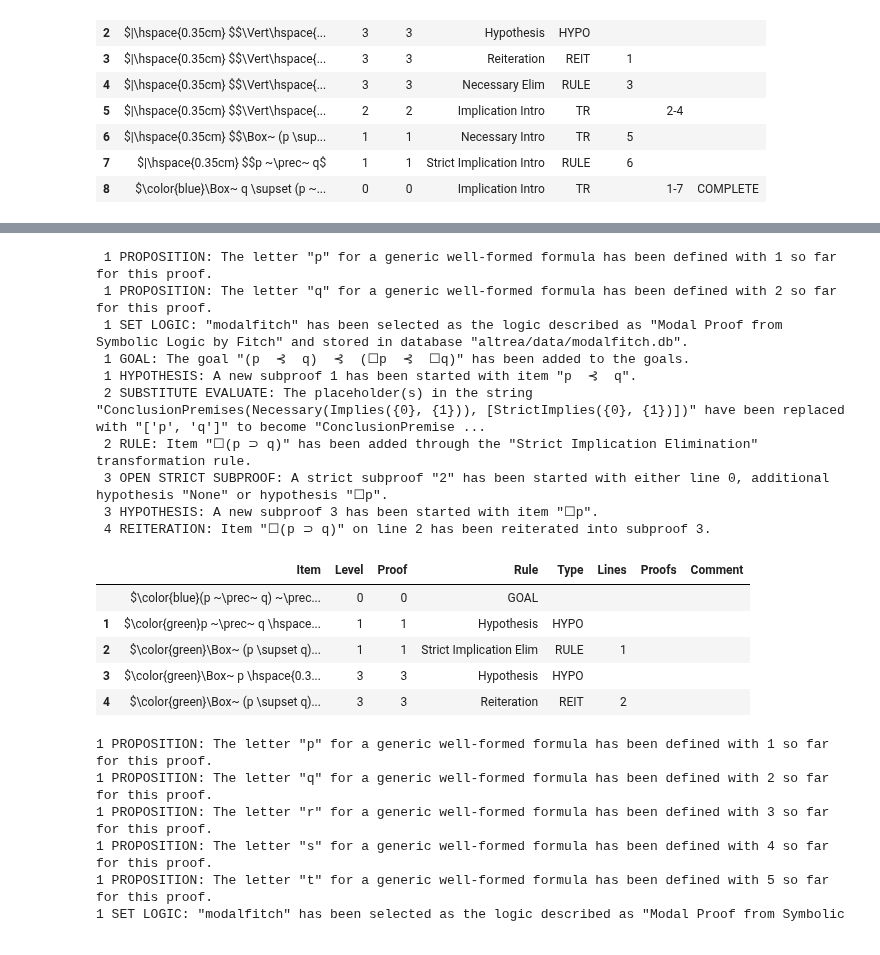
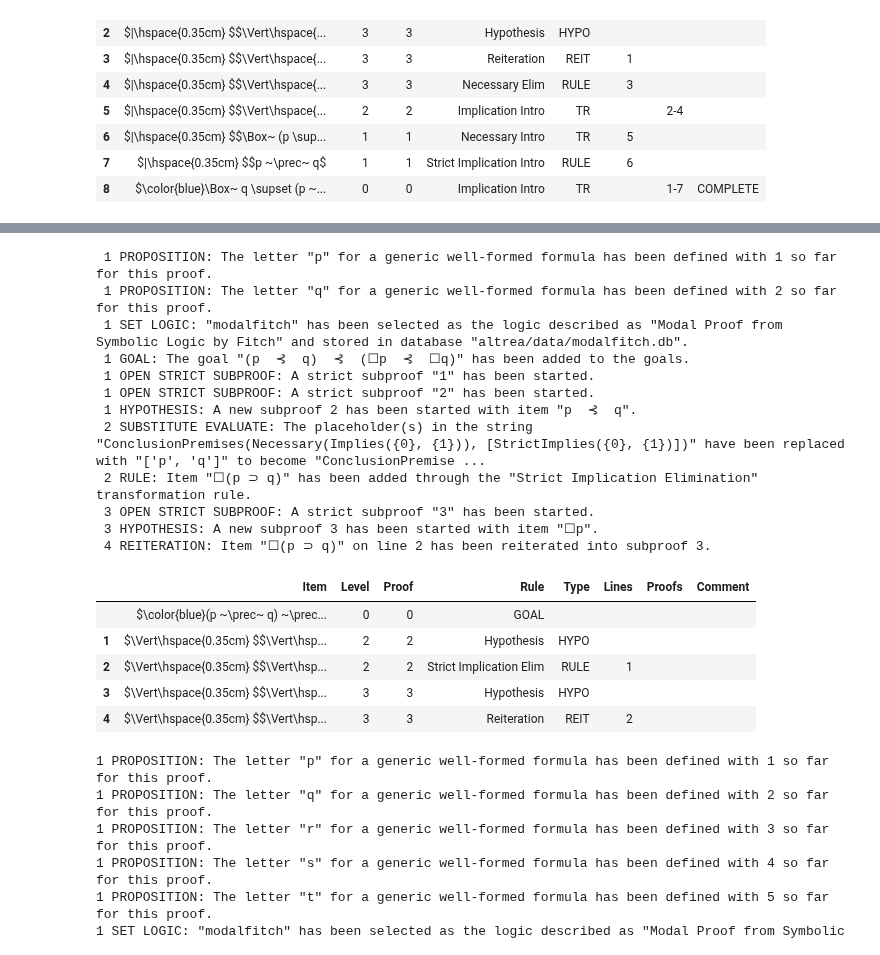
Before and after one commit to FrankHubeny/AltRea, a Jupyter notebook: modalfitch.ipynb, the cells around one changed output, grey strips where cells are left out. Saved outputs shown, nothing was run; the diff lists cells and outputs as text; code cells hidden in the pictures.

```diff
--- a/modalfitch.ipynb
+++ b/modalfitch.ipynb
@@ -117,12 +130,3 @@ c.truthtable(useint=1)
 | 1 | 1 | $\parallel $ |  | 1 | $\color{green}\checkmark$ |
 | 2 | 0 | $\parallel $ |  | 0 | $\color{red}\chi$ |
 |  |  |  | Invalid |  |  |
-# %%
-from IPython.display import display, Math, Latex, display_markdown, HTML
-import pandas as pd
-pd.options.display.max_colwidth=500
-from altrea.wffs import *
-from altrea.rules import Proof
-c = Proof()
-c.setlogic("modalfitch")
-display(c.lemmas())
@@ -1212,40 +1219,45 @@ display(ex5.thisproof())
 from IPython.display import display
 import pandas as pd
 pd.options.display.max_colwidth=500
 from altrea.wffs import Wff, Implies, Not, Or, And, Necessary, StrictImplies, Iff, StrictImplies
 from altrea.rules import Proof
 
 ex6 = Proof('ex6', 'Exercise 6', 'Exercise 6')
 p = ex6.proposition('p')
 q = ex6.proposition('q')
 ex6.setlogic('modalfitch')
 
 ex6.goal(StrictImplies(StrictImplies(p, q), StrictImplies(Necessary(p), Necessary(q))))
 
+ex6.openstrictsubproof()
+ex6.openstrictsubproof()
 ex6.hypothesis(ex6.item(0).left)
 ex6.rule("s imp elim", [p, q], [1])
-ex6.openstrictsubproof(hypothesis=Necessary(p))
+ex6.openstrictsubproof()
+ex6.hypothesis(Necessary(p))
 ex6.reiterate(2)
 
 ex6.displaylog()
 display(ex6.thisproof())
 # %% [output]
  1 PROPOSITION: The letter "p" for a generic well-formed formula has been defined with 1 so far for this proof.
  1 PROPOSITION: The letter "q" for a generic well-formed formula has been defined with 2 so far for this proof.
  1 SET LOGIC: "modalfitch" has been selected as the logic described as "Modal Proof from Symbolic Logic by Fitch" and stored in database "altrea/data/modalfitch.db".
  1 GOAL: The goal "(p  ⊰  q)  ⊰  (☐p  ⊰  ☐q)" has been added to the goals.
- 1 HYPOTHESIS: A new subproof 1 has been started with item "p  ⊰  q".
+ 1 OPEN STRICT SUBPROOF: A strict subproof "1" has been started.
+ 1 OPEN STRICT SUBPROOF: A strict subproof "2" has been started.
+ 1 HYPOTHESIS: A new subproof 2 has been started with item "p  ⊰  q".
  2 SUBSTITUTE EVALUATE: The placeholder(s) in the string "ConclusionPremises(Necessary(Implies({0}, {1})), [StrictImplies({0}, {1})])" have been replaced with "['p', 'q']" to become "ConclusionPremise ...
  2 RULE: Item "☐(p ⊃ q)" has been added through the "Strict Implication Elimination" transformation rule.
- 3 OPEN STRICT SUBPROOF: A strict subproof "2" has been started with either line 0, additional hypothesis "None" or hypothesis "☐p".
+ 3 OPEN STRICT SUBPROOF: A strict subproof "3" has been started.
  3 HYPOTHESIS: A new subproof 3 has been started with item "☐p".
  4 REITERATION: Item "☐(p ⊃ q)" on line 2 has been reiterated into subproof 3.
 |  | Item | Level | Proof | Rule | Type | Lines | Proofs | Comment |
 |  | $\color{blue}(p ~\prec~ q) ~\prec... | 0 | 0 | GOAL |  |  |  |  |
-| 1 | $\color{green}p ~\prec~ q \hspace... | 1 | 1 | Hypothesis | HYPO |  |  |  |
-| 2 | $\color{green}\Box~ (p \supset q)... | 1 | 1 | Strict Implication Elim | RULE | 1 |  |  |
-| 3 | $\color{green}\Box~ p \hspace{0.3... | 3 | 3 | Hypothesis | HYPO |  |  |  |
-| 4 | $\color{green}\Box~ (p \supset q)... | 3 | 3 | Reiteration | REIT | 2 |  |  |
+| 1 | $\Vert\hspace{0.35cm} $$\Vert\hsp... | 2 | 2 | Hypothesis | HYPO |  |  |  |
+| 2 | $\Vert\hspace{0.35cm} $$\Vert\hsp... | 2 | 2 | Strict Implication Elim | RULE | 1 |  |  |
+| 3 | $\Vert\hspace{0.35cm} $$\Vert\hsp... | 3 | 3 | Hypothesis | HYPO |  |  |  |
+| 4 | $\Vert\hspace{0.35cm} $$\Vert\hsp... | 3 | 3 | Reiteration | REIT | 2 |  |  |
 # %%
 # Exercise 7 from Chapter 11
 
```
Also changed, not shown: parts of 28 cells of this notebook, 5 other files.
